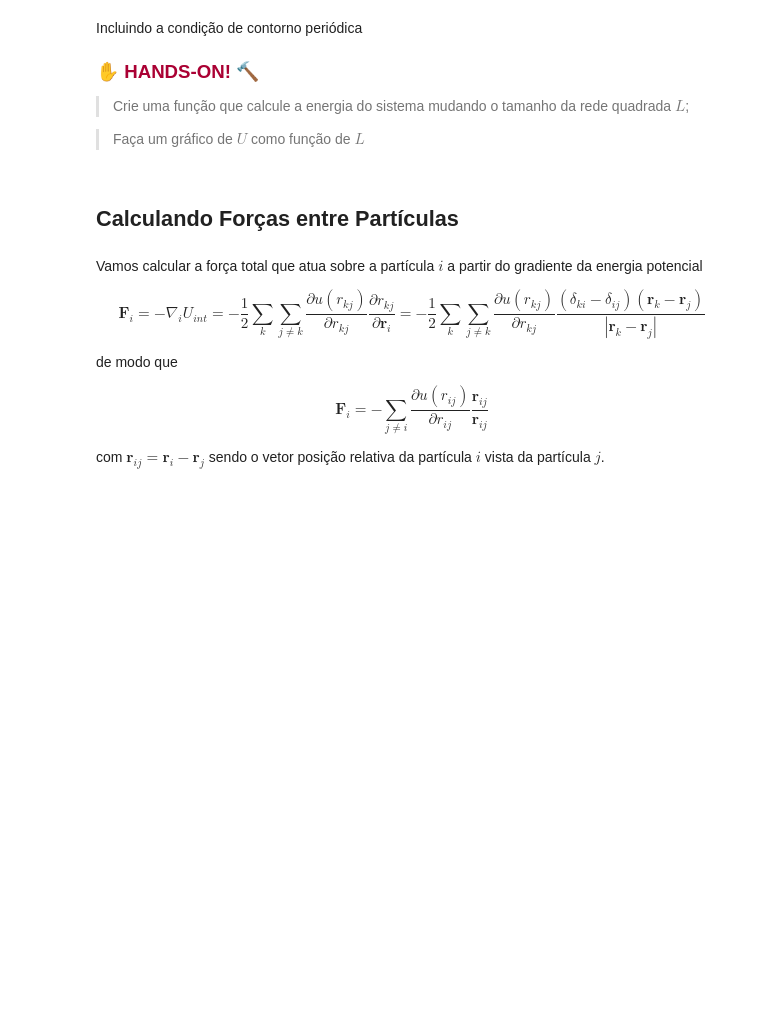
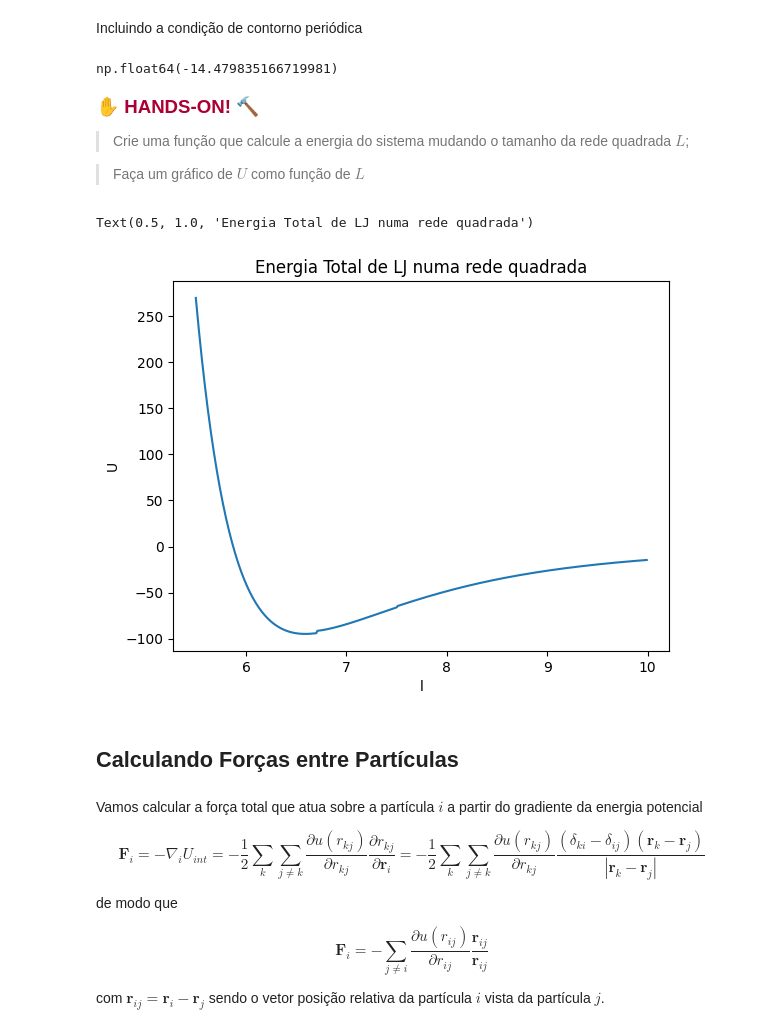
Before and after one commit to elvissoares/EQE595-SimMol, a Jupyter notebook: notebooks/2_Lennard-Jones_Cond_Contorno_Periodica.ipynb, the cells around one changed output. Drawn from its saved outputs; the diff is of its cells as text; code cells hidden in the pictures; blank space fills up the shorter version.

```diff
--- a/notebooks/2_Lennard-Jones_Cond_Contorno_Periodica.ipynb
+++ b/notebooks/2_Lennard-Jones_Cond_Contorno_Periodica.ipynb
@@ -135,7 +225,7 @@ com
 # %% [markdown]
 Número de partículas
 # %%
-Nparticles = 36
+Np = 36
 # %% [markdown]
 Tamanho da rede
 # %%
@@ -170,3 +235,25 @@ r[:,1] = y0
+# %%
+def rede_quadrada(Np, L):
+    # array como posições das partículas
+    r = np.zeros((Np,2))
+    # Número de pontos em x e y
+    Nx = Ny= int(np.ceil(np.sqrt(Np)))
+
+    # Espaçamento entre as particulas
+    dx = L/Nx
+    dy = L/Ny
+
+    # Posições possíveis em x e y
+    id = 0
+    for i in range(Nx):
+        for j in range(Ny):
+            if (id < Np):
+                r[id][0] = (i+0.5)*dx
+                r[id][1] = (j+0.5)*dy
+                id +=1
+    return r
+# %%
+r = rede_quadrada(Np,L)
 # %% [markdown]
 Figuras com as posições das partículas
 # %%
@@ -255,10 +355,10 @@ Função `rint` faz o mesmo trabalho
 # %% [markdown]
 Incluindo a condição de contorno periódica
 # %%
-def interacao_total_cutoff_pbc(r,epsilon=1.0,sigma=1.0,rcut=2.5):
+def interacao_total_cutoff_pbc(r,L,epsilon=1.0,sigma=1.0,rcut=2.5):
     U = 0.0
-    for i in range(Nparticles):
-        for j in range(i+1,Nparticles):
+    for i in range(r.shape[0]):
+        for j in range(i+1,r.shape[0]):
             rij = r[i]-r[j]
             # aplicando pbc
             rij[0] -= np.rint(rij[0]/L)*L # em x
@@ -274,3 +372,7 @@ interacao_total_cutoff_pbc(r,epsilon=1.0,sigma=1.0,rcut=2.5)
+# %%
+interacao_total_cutoff_pbc(r,L)
+# %% [output]
+np.float64(-14.479835166719981)
 # %% [markdown]
 **<span style="color:#A03;font-size:14pt">
 &#x270B; HANDS-ON! &#x1F528;
@@ -279,6 +381,24 @@ interacao_total_cutoff_pbc(r,epsilon=1.0,sigma=1.0,rcut=2.5)
 > Crie uma função que calcule a energia do sistema mudando o tamanho da rede quadrada $L$;
 
 > Faça um gráfico de $U$ como função de $L$
+# %%
+# array com tamanhos da rede quadrada
+larray = np.arange(5.5,10.0,0.01)
+# array de energias totais
+Uarray = np.zeros_like(larray)
+
+for i, l in enumerate(larray):
+  r = rede_quadrada(Np,l)
+  Uarray[i] = interacao_total_cutoff_pbc(r,l)
+
+# grafico de U como função de l
+plt.plot(larray,Uarray)
+plt.xlabel('l')
+plt.ylabel('U')
+plt.title('Energia Total de LJ numa rede quadrada')
+# %% [output]
+Text(0.5, 1.0, 'Energia Total de LJ numa rede quadrada')
+[figure, added]
 # %% [markdown]
 ## Calculando Forças entre Partículas
 # %% [markdown]
```
Also changed, not shown: parts of 50 cells of this notebook.
